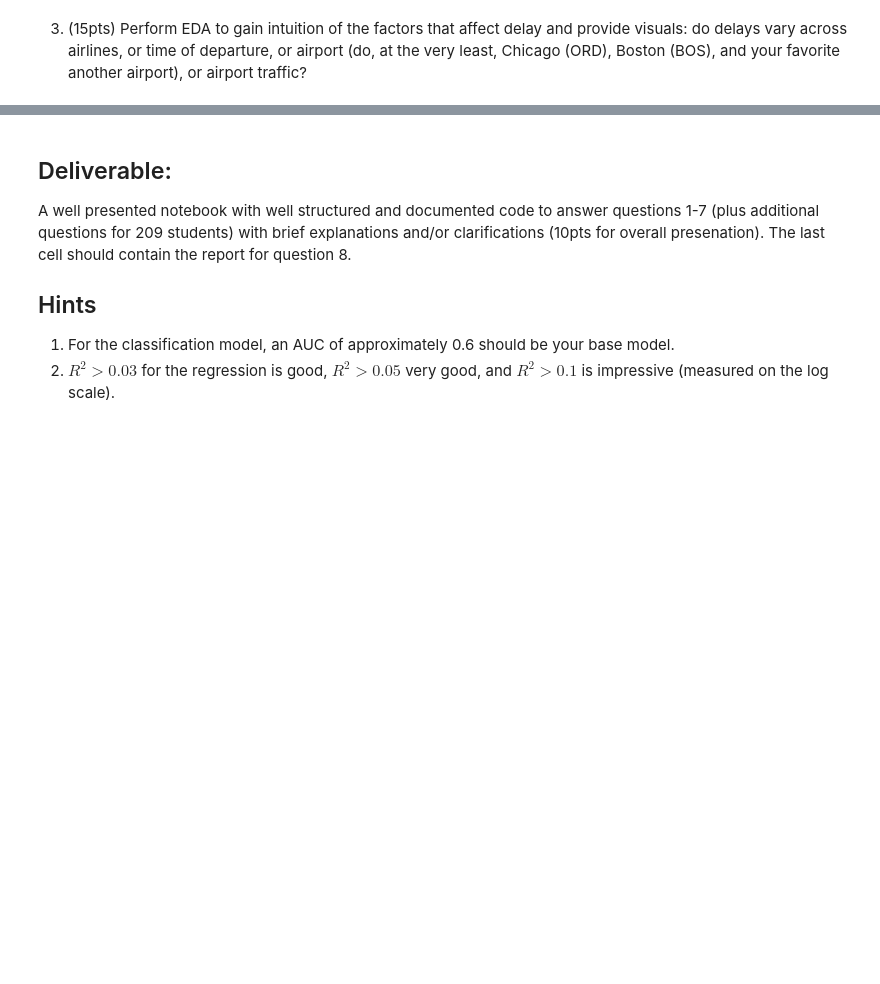
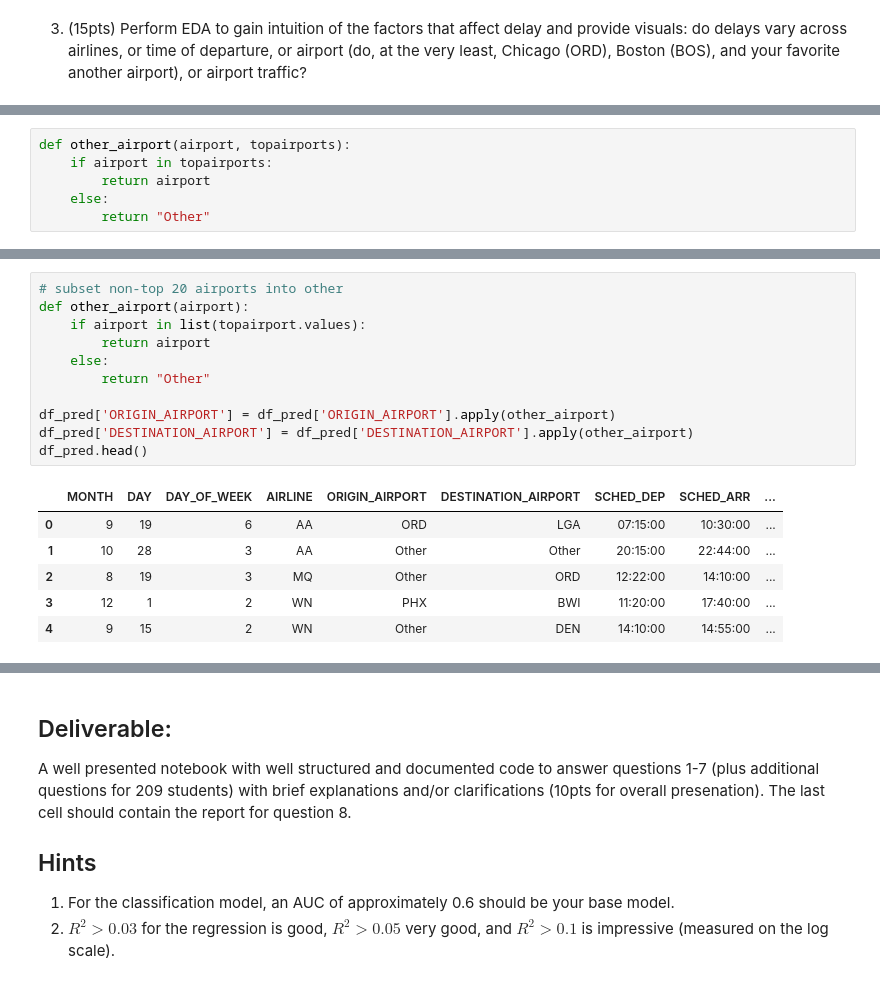
Before and after one commit to Jchea15/a-2017, a Jupyter notebook: cs109a_midterm_2017.ipynb, the cells around one changed output, grey strips where cells are left out. Cells and saved outputs as stored; diff of their text form; blank space fills up the shorter version.

```diff
--- a/cs109a_midterm_2017.ipynb
+++ b/cs109a_midterm_2017.ipynb
@@ -402,0 +422,6 @@ Name: DELAY_OR_NOT, Length: 6754, dtype: float64
+# %%
+def other_airport(airport, topairports):
+    if airport in topairports:
+        return airport
+    else:
+        return "Other"
@@ -402,0 +463,18 @@ Name: DELAY_OR_NOT, Length: 6754, dtype: float64
+# %%
+# subset non-top 20 airports into other
+def other_airport(airport):
+    if airport in list(topairport.values):
+        return airport
+    else:
+        return "Other"
+
+df_pred['ORIGIN_AIRPORT'] = df_pred['ORIGIN_AIRPORT'].apply(other_airport)
+df_pred['DESTINATION_AIRPORT'] = df_pred['DESTINATION_AIRPORT'].apply(other_airport)
+df_pred.head()
+# %% [output]
+|  | MONTH | DAY | DAY_OF_WEEK | AIRLINE | ORIGIN_AIRPORT | DESTINATION_AIRPORT | SCHED_DEP | SCHED_ARR | ... |
+| 0 | 9 | 19 | 6 | AA | ORD | LGA | 07:15:00 | 10:30:00 | ... |
+| 1 | 10 | 28 | 3 | AA | Other | Other | 20:15:00 | 22:44:00 | ... |
+| 2 | 8 | 19 | 3 | MQ | Other | ORD | 12:22:00 | 14:10:00 | ... |
+| 3 | 12 | 1 | 2 | WN | PHX | BWI | 11:20:00 | 17:40:00 | ... |
+| 4 | 9 | 15 | 2 | WN | Other | DEN | 14:10:00 | 14:55:00 | ... |
```
Also changed, not shown: parts of 23 cells of this notebook.
